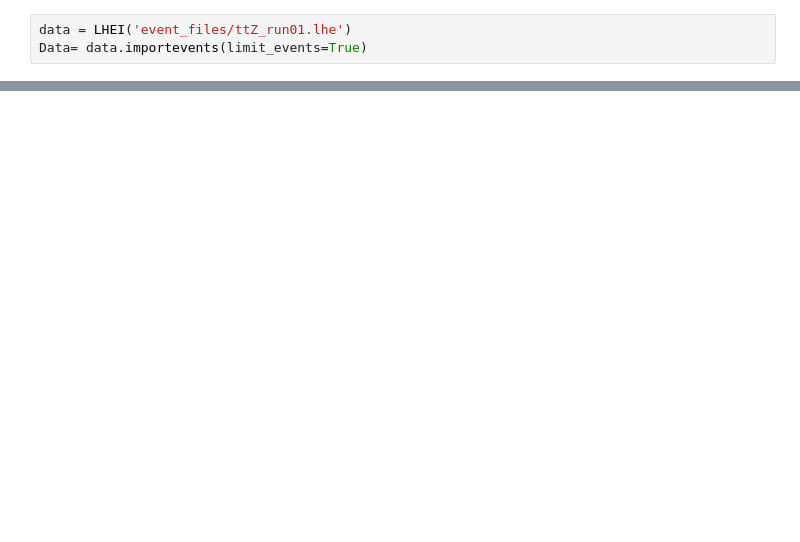
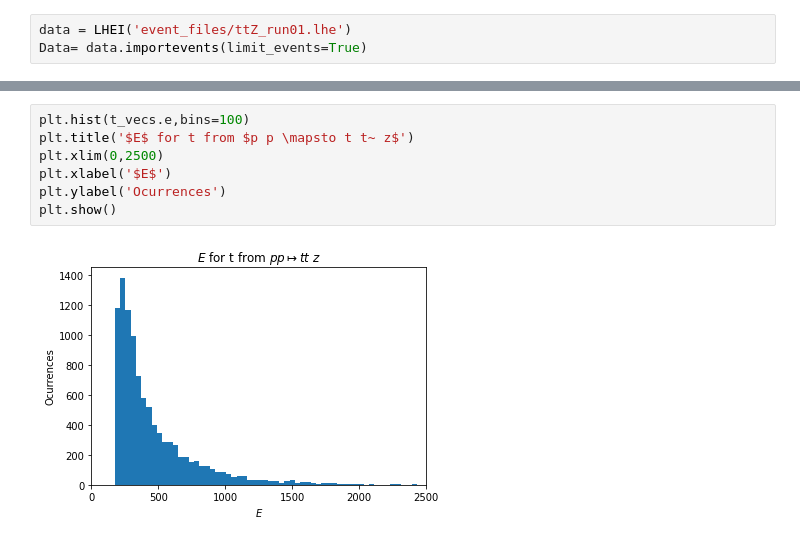
Before and after one commit to craigmadethis/LHEImport, a Jupyter notebook: LHE_import_test.ipynb, the cells around one changed output, grey strips where cells are left out. Drawn from its saved outputs; the diff is of its cells as text; blank space fills up the shorter version.

```diff
--- a/LHE_import_test.ipynb
+++ b/LHE_import_test.ipynb
@@ -126,0 +171,9 @@ df2
+# %%
+plt.hist(t_vecs.e,bins=100)
+plt.title('$E$ for t from $p p \mapsto t t~ z$')
+plt.xlim(0,2500)
+plt.xlabel('$E$')
+plt.ylabel('Ocurrences')
+plt.show()
+# %% [output]
+[figure, added]
```
Also changed, not shown: parts of 31 cells of this notebook.
